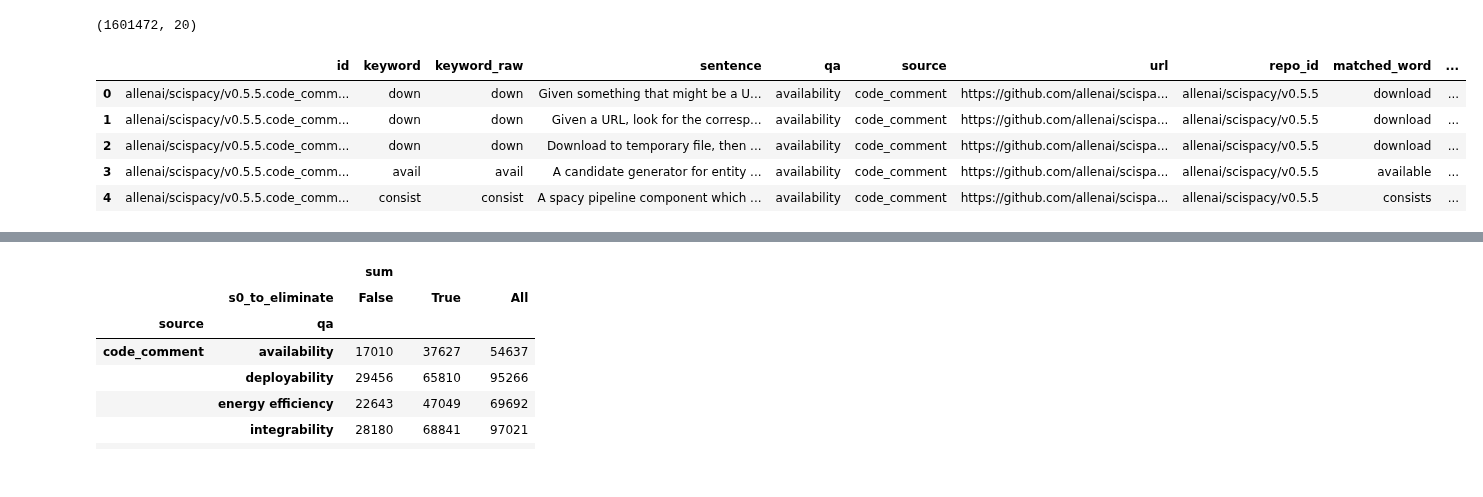
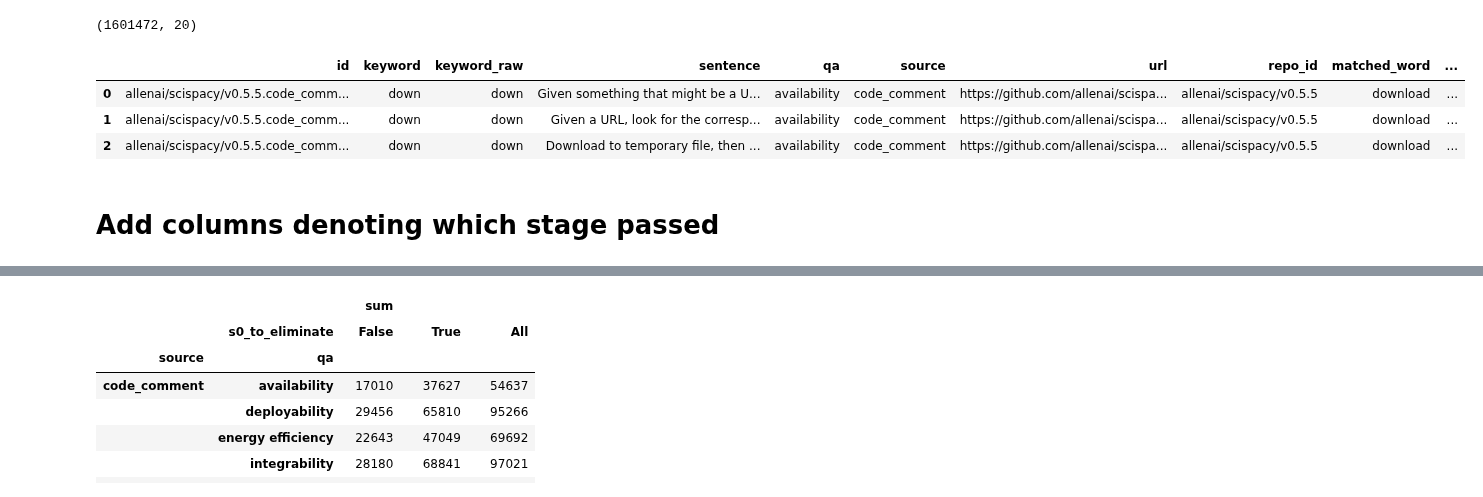
Before and after one commit to dmitrijs-voronovs/scientific-software-architecture-analysis, a Jupyter notebook: processing_pipeline/analysis/merged.ipynb, the cells around one changed output, grey strips where cells are left out. Saved outputs shown, nothing was run; the diff lists cells and outputs as text; code cells hidden in the pictures.

Commit message:
Update data merging scripts and analysis. Add tactic category and passed stages

```diff
--- a/processing_pipeline/analysis/merged.ipynb
+++ b/processing_pipeline/analysis/merged.ipynb
@@ -27,11 +27,11 @@ df.shape
 # %% [output]
 (1601472, 20)
 # %%
-df.head()
+df.head(3)
 # %% [output]
 |  | id | keyword | keyword_raw | sentence | qa | source | url | repo_id | matched_word | ... |
 | 0 | allenai/scispacy/v0.5.5.code_comm... | down | down | Given something that might be a U... | availability | code_comment | https://github.com/allenai/scispa... | allenai/scispacy/v0.5.5 | download | ... |
 | 1 | allenai/scispacy/v0.5.5.code_comm... | down | down | Given a URL, look for the corresp... | availability | code_comment | https://github.com/allenai/scispa... | allenai/scispacy/v0.5.5 | download | ... |
 | 2 | allenai/scispacy/v0.5.5.code_comm... | down | down | Download to temporary file, then ... | availability | code_comment | https://github.com/allenai/scispa... | allenai/scispacy/v0.5.5 | download | ... |
-| 3 | allenai/scispacy/v0.5.5.code_comm... | avail | avail | A candidate generator for entity ... | availability | code_comment | https://github.com/allenai/scispa... | allenai/scispacy/v0.5.5 | available | ... |
-| 4 | allenai/scispacy/v0.5.5.code_comm... | consist | consist | A spacy pipeline component which ... | availability | code_comment | https://github.com/allenai/scispa... | allenai/scispacy/v0.5.5 | consists | ... |
+# %% [markdown]
+# Add columns denoting which stage passed
```
Also changed, not shown: parts of 24 cells of this notebook, 3 other files.
